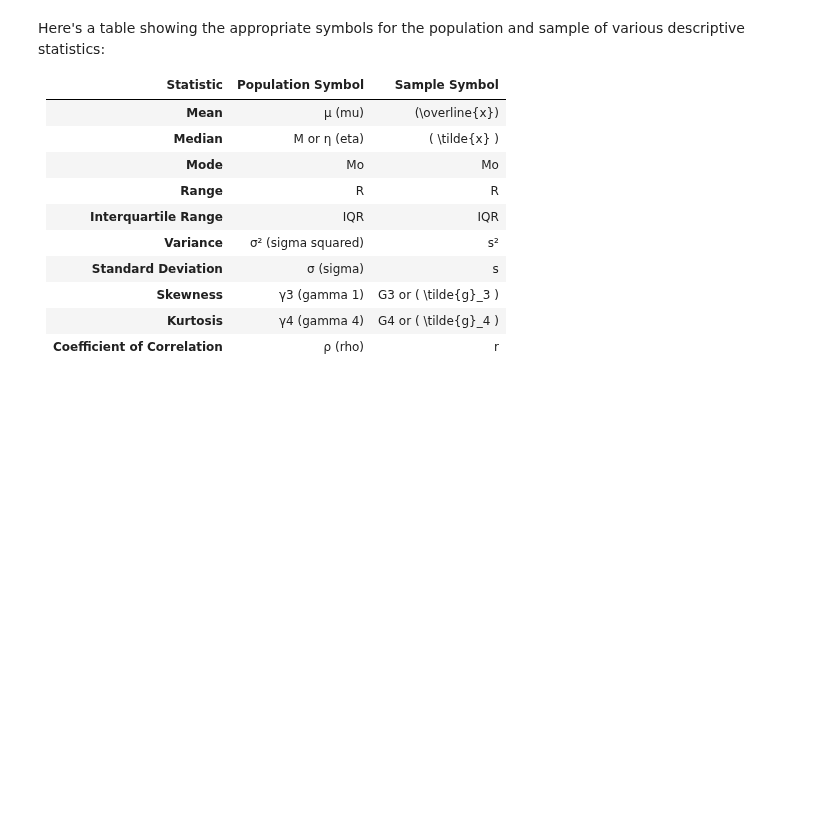
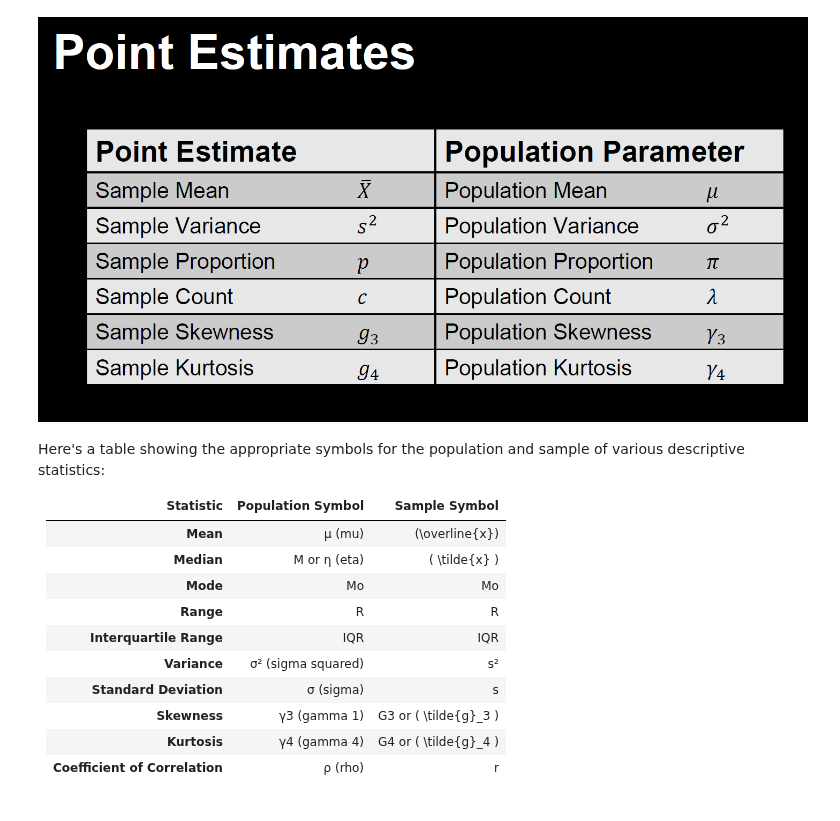
Before and after one commit to duba1910/msds, a Jupyter notebook: Data Science Methods for Quality Improvement/5704 Managing, Describing, and Analyzing Data/m_2/descriptive_statistic_symbols.ipynb, the cells around one changed output. Saved outputs shown, nothing was run; the diff lists cells and outputs as text; code cells hidden in the pictures; blank space fills up the shorter version.

```diff
--- a/Data Science Methods for Quality Improvement/5704 Managing, Describing, and Analyzing Data/m_2/descriptive_statistic_symbols.ipynb
+++ b/Data Science Methods for Quality Improvement/5704 Managing, Describing, and Analyzing Data/m_2/descriptive_statistic_symbols.ipynb
@@ -1,3 +10,7 @@
+# %%
+Image(filename="images/point_estimates.png")
+# %% [output]
+[figure, added]
 # %% [markdown]
 Here's a table showing the appropriate symbols for the population and sample of various descriptive statistics:
 
```
Also changed, not shown: parts of 2 cells of this notebook, 27 other files.
